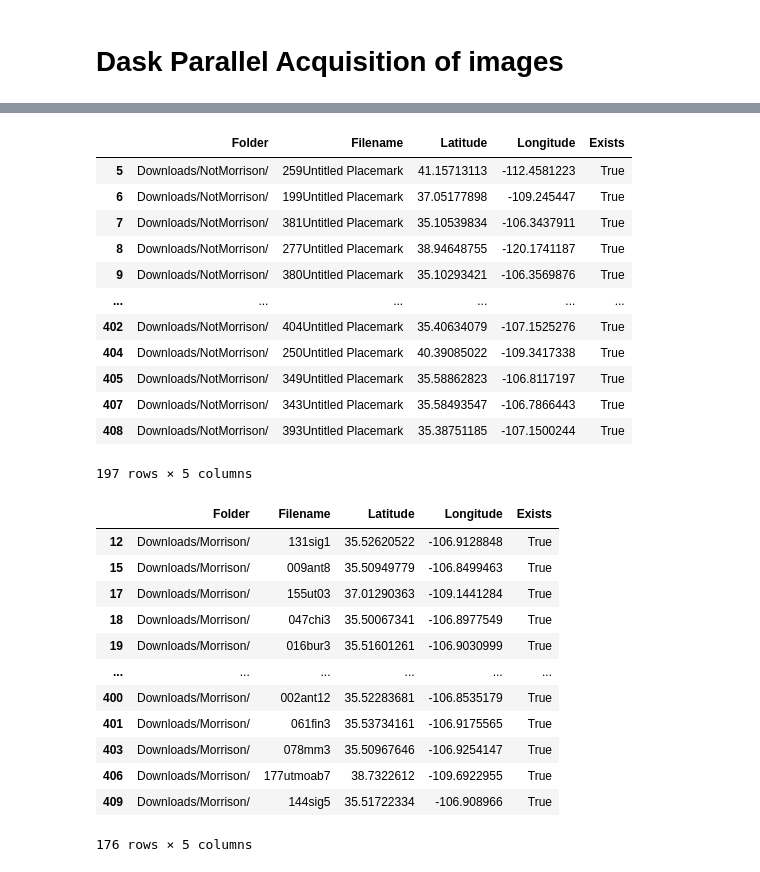
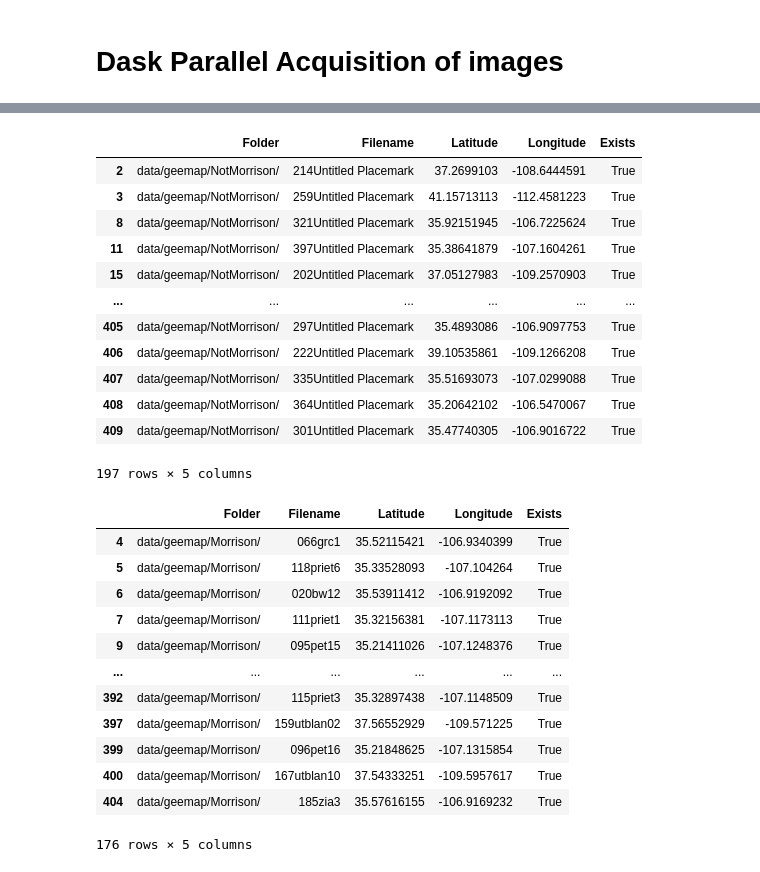
Before and after one commit to IntelSoftware/Jurassic, a Jupyter notebook: USDA_NAIP_DOQQ sucesful image store.ipynb, the cells around one changed output, grey strips where cells are left out. Cells and saved outputs as stored; diff of their text form; code cells hidden in the pictures.

Commit message:
add geemap acq and changes to 10

```diff
--- a/USDA_NAIP_DOQQ sucesful image store.ipynb
+++ b/USDA_NAIP_DOQQ sucesful image store.ipynb
@@ -318,34 +319,34 @@ FilesAfterAcquisition = pd.DataFrame(Files, columns=['Folder', 'Filename', 'Lati
 # %%
 FilesAfterAcquisition[ (FilesAfterAcquisition['Exists'] == 'True')].to_csv('FilesAfterAcquisition.csv')
 FilesAfterAcquisition[ (FilesAfterAcquisition['Exists'] == 'False')].to_csv('FilesFailedAcquisition.csv')
-FilesAfterAcquisition[ (FilesAfterAcquisition['Exists'] == 'True') & (FilesAfterAcquisition['Folder'] == 'Downloads/NotMorrison/')  ]
+FilesAfterAcquisition[ (FilesAfterAcquisition['Exists'] == 'True') & (FilesAfterAcquisition['Folder'] == 'data/geemap/NotMorrison/')  ]
 # %% [output]
 |  | Folder | Filename | Latitude | Longitude | Exists |
-| 5 | Downloads/NotMorrison/ | 259Untitled Placemark | 41.15713113 | -112.4581223 | True |
-| 6 | Downloads/NotMorrison/ | 199Untitled Placemark | 37.05177898 | -109.245447 | True |
-| 7 | Downloads/NotMorrison/ | 381Untitled Placemark | 35.10539834 | -106.3437911 | True |
-| 8 | Downloads/NotMorrison/ | 277Untitled Placemark | 38.94648755 | -120.1741187 | True |
-| 9 | Downloads/NotMorrison/ | 380Untitled Placemark | 35.10293421 | -106.3569876 | True |
+| 2 | data/geemap/NotMorrison/ | 214Untitled Placemark | 37.2699103 | -108.6444591 | True |
+| 3 | data/geemap/NotMorrison/ | 259Untitled Placemark | 41.15713113 | -112.4581223 | True |
+| 8 | data/geemap/NotMorrison/ | 321Untitled Placemark | 35.92151945 | -106.7225624 | True |
+| 11 | data/geemap/NotMorrison/ | 397Untitled Placemark | 35.38641879 | -107.1604261 | True |
+| 15 | data/geemap/NotMorrison/ | 202Untitled Placemark | 37.05127983 | -109.2570903 | True |
 | ... | ... | ... | ... | ... | ... |
-| 402 | Downloads/NotMorrison/ | 404Untitled Placemark | 35.40634079 | -107.1525276 | True |
-| 404 | Downloads/NotMorrison/ | 250Untitled Placemark | 40.39085022 | -109.3417338 | True |
-| 405 | Downloads/NotMorrison/ | 349Untitled Placemark | 35.58862823 | -106.8117197 | True |
-| 407 | Downloads/NotMorrison/ | 343Untitled Placemark | 35.58493547 | -106.7866443 | True |
-| 408 | Downloads/NotMorrison/ | 393Untitled Placemark | 35.38751185 | -107.1500244 | True |
+| 405 | data/geemap/NotMorrison/ | 297Untitled Placemark | 35.4893086 | -106.9097753 | True |
+| 406 | data/geemap/NotMorrison/ | 222Untitled Placemark | 39.10535861 | -109.1266208 | True |
+| 407 | data/geemap/NotMorrison/ | 335Untitled Placemark | 35.51693073 | -107.0299088 | True |
+| 408 | data/geemap/NotMorrison/ | 364Untitled Placemark | 35.20642102 | -106.5470067 | True |
+| 409 | data/geemap/NotMorrison/ | 301Untitled Placemark | 35.47740305 | -106.9016722 | True |
 197 rows × 5 columns
 # %%
-FilesAfterAcquisition[ (FilesAfterAcquisition['Exists'] == 'True') & (FilesAfterAcquisition['Folder'] == 'Downloads/Morrison/')  ]
+FilesAfterAcquisition[ (FilesAfterAcquisition['Exists'] == 'True') & (FilesAfterAcquisition['Folder'] == 'data/geemap/Morrison/')  ]
 # %% [output]
 |  | Folder | Filename | Latitude | Longitude | Exists |
-| 12 | Downloads/Morrison/ | 131sig1 | 35.52620522 | -106.9128848 | True |
-| 15 | Downloads/Morrison/ | 009ant8 | 35.50949779 | -106.8499463 | True |
-| 17 | Downloads/Morrison/ | 155ut03 | 37.01290363 | -109.1441284 | True |
-| 18 | Downloads/Morrison/ | 047chi3 | 35.50067341 | -106.8977549 | True |
-| 19 | Downloads/Morrison/ | 016bur3 | 35.51601261 | -106.9030999 | True |
+| 4 | data/geemap/Morrison/ | 066grc1 | 35.52115421 | -106.9340399 | True |
+| 5 | data/geemap/Morrison/ | 118priet6 | 35.33528093 | -107.104264 | True |
+| 6 | data/geemap/Morrison/ | 020bw12 | 35.53911412 | -106.9192092 | True |
+| 7 | data/geemap/Morrison/ | 111priet1 | 35.32156381 | -107.1173113 | True |
+| 9 | data/geemap/Morrison/ | 095pet15 | 35.21411026 | -107.1248376 | True |
 | ... | ... | ... | ... | ... | ... |
-| 400 | Downloads/Morrison/ | 002ant12 | 35.52283681 | -106.8535179 | True |
-| 401 | Downloads/Morrison/ | 061fin3 | 35.53734161 | -106.9175565 | True |
-| 403 | Downloads/Morrison/ | 078mm3 | 35.50967646 | -106.9254147 | True |
-| 406 | Downloads/Morrison/ | 177utmoab7 | 38.7322612 | -109.6922955 | True |
-| 409 | Downloads/Morrison/ | 144sig5 | 35.51722334 | -106.908966 | True |
+| 392 | data/geemap/Morrison/ | 115priet3 | 35.32897438 | -107.1148509 | True |
+| 397 | data/geemap/Morrison/ | 159utblan02 | 37.56552929 | -109.571225 | True |
+| 399 | data/geemap/Morrison/ | 096pet16 | 35.21848625 | -107.1315854 | True |
+| 400 | data/geemap/Morrison/ | 167utblan10 | 37.54333251 | -109.5957617 | True |
+| 404 | data/geemap/Morrison/ | 185zia3 | 35.57616155 | -106.9169232 | True |
 176 rows × 5 columns
```
Also changed, not shown: parts of 11 cells of this notebook, 15 other files.
